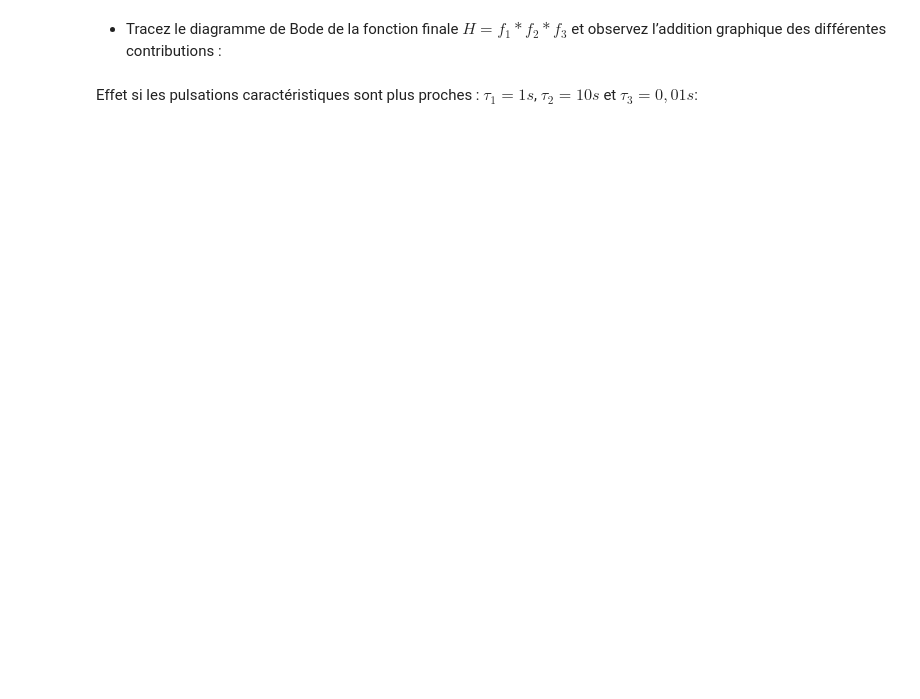
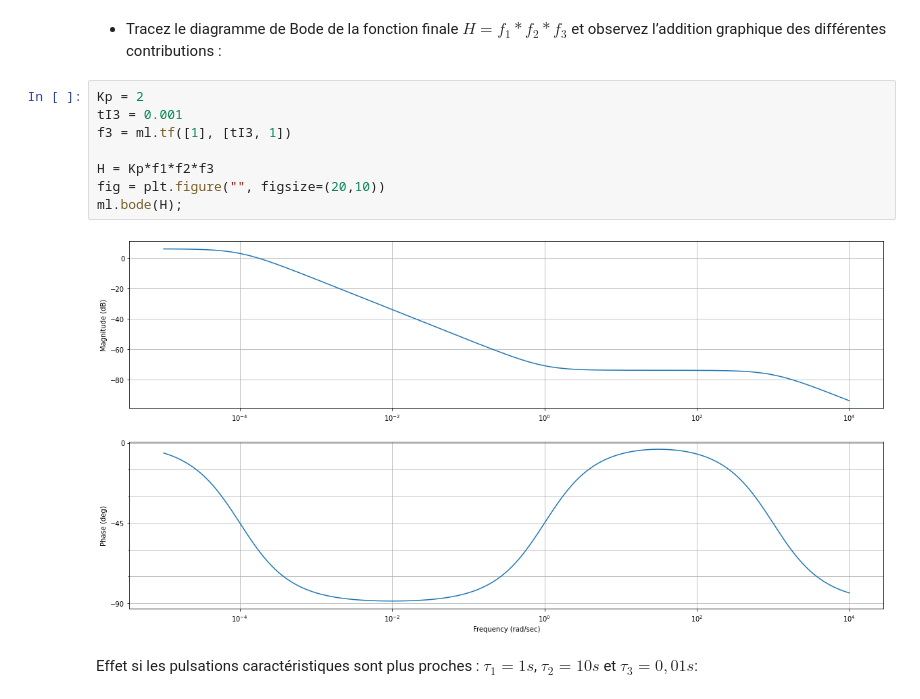
Before and after one commit to AlbanVl/ReguLaboGramme, a Jupyter notebook: _sources/regu/LaboSeance5.ipynb, the cells around one changed output. Saved outputs shown, nothing was run; the diff lists cells and outputs as text; blank space fills up the shorter version.

```diff
--- a/_sources/regu/LaboSeance5.ipynb
+++ b/_sources/regu/LaboSeance5.ipynb
@@ -383,4 +411,14 @@ Prenez $\tau_1$=1s, $\tau_2$=10000s, $\tau_3$ = 0.001s et K = 2
 # %% [markdown]
 - Tracez le diagramme de Bode de la fonction finale $H=f_1*f_2*f_3$ et observez l’addition graphique des différentes contributions :
+# %%
+Kp = 2
+tI3 = 0.001
+f3 = ml.tf([1], [tI3, 1])
+
+H = Kp*f1*f2*f3
+fig = plt.figure("", figsize=(20,10))
+ml.bode(H);
+# %% [output]
+[figure, added]
 # %% [markdown]
 Effet si les pulsations caractéristiques sont plus proches : $\tau_1=1s$, $\tau_2=10s$ et $\tau_3=0,01s$:
```
Also changed, not shown: parts of 8 cells of this notebook, 11 other files.
